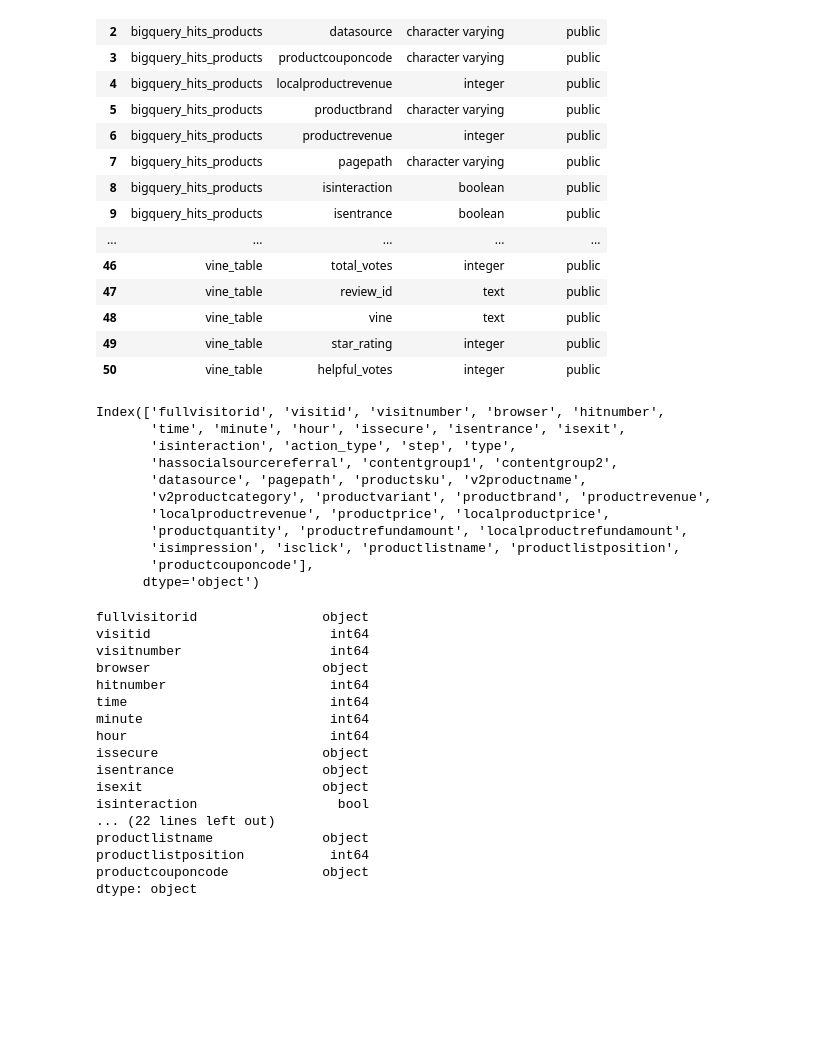
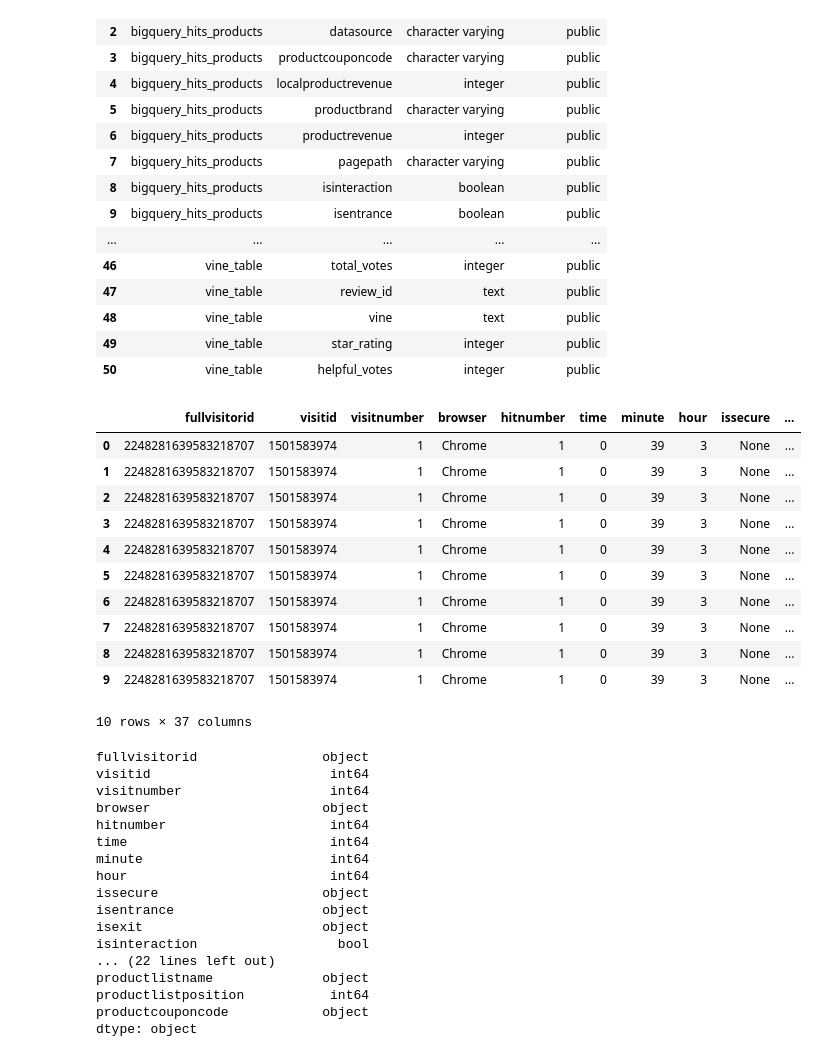
Before and after one commit to csparkma/berkeley-final-project, a Jupyter notebook: Google_Analytics_Machine_Learning.ipynb, the cells around one changed output. Cells and saved outputs as stored; diff of their text form; code cells hidden in the pictures; blank space fills up the shorter version.

```diff
--- a/Final Project.ipynb
+++ b/Google_Analytics_Machine_Learning.ipynb
@@ -56,24 +53,25 @@ pd.read_sql(sql, con=engine)
 # %%
 #Pull all info into pandas dataframe from RDS dB
 sql = """
 SELECT *
 from bigquery_hits_products
 """
 bigquery_hits_df = pd.read_sql(sql,con = engine)
 bigquery_hits_df.head(n = 10)
-bigquery_hits_df.columns
+#bigquery_hits_df.columns
 # %% [output]
+|  | fullvisitorid | visitid | visitnumber | browser | hitnumber | time | minute | hour | issecure | ... |
+| 0 | 2248281639583218707 | 1501583974 | 1 | Chrome | 1 | 0 | 39 | 3 | None | ... |
+| 1 | 2248281639583218707 | 1501583974 | 1 | Chrome | 1 | 0 | 39 | 3 | None | ... |
+| 2 | 2248281639583218707 | 1501583974 | 1 | Chrome | 1 | 0 | 39 | 3 | None | ... |
+| 3 | 2248281639583218707 | 1501583974 | 1 | Chrome | 1 | 0 | 39 | 3 | None | ... |
+| 4 | 2248281639583218707 | 1501583974 | 1 | Chrome | 1 | 0 | 39 | 3 | None | ... |
+| 5 | 2248281639583218707 | 1501583974 | 1 | Chrome | 1 | 0 | 39 | 3 | None | ... |
+| 6 | 2248281639583218707 | 1501583974 | 1 | Chrome | 1 | 0 | 39 | 3 | None | ... |
+| 7 | 2248281639583218707 | 1501583974 | 1 | Chrome | 1 | 0 | 39 | 3 | None | ... |
+| 8 | 2248281639583218707 | 1501583974 | 1 | Chrome | 1 | 0 | 39 | 3 | None | ... |
+| 9 | 2248281639583218707 | 1501583974 | 1 | Chrome | 1 | 0 | 39 | 3 | None | ... |
-Index(['fullvisitorid', 'visitid', 'visitnumber', 'browser', 'hitnumber',
-       'time', 'minute', 'hour', 'issecure', 'isentrance', 'isexit',
-       'isinteraction', 'action_type', 'step', 'type',
-       'hassocialsourcereferral', 'contentgroup1', 'contentgroup2',
-       'datasource', 'pagepath', 'productsku', 'v2productname',
-       'v2productcategory', 'productvariant', 'productbrand', 'productrevenue',
-       'localproductrevenue', 'productprice', 'localproductprice',
-       'productquantity', 'productrefundamount', 'localproductrefundamount',
-       'isimpression', 'isclick', 'productlistname', 'productlistposition',
-       'productcouponcode'],
-      dtype='object')
+10 rows × 37 columns
 # %%
 #Action_type is the column we're going to want to predict.
 #This column dictates what kind of action the visitor took on an item
```
Also changed, not shown: parts of 9 cells of this notebook, 4 other files.
